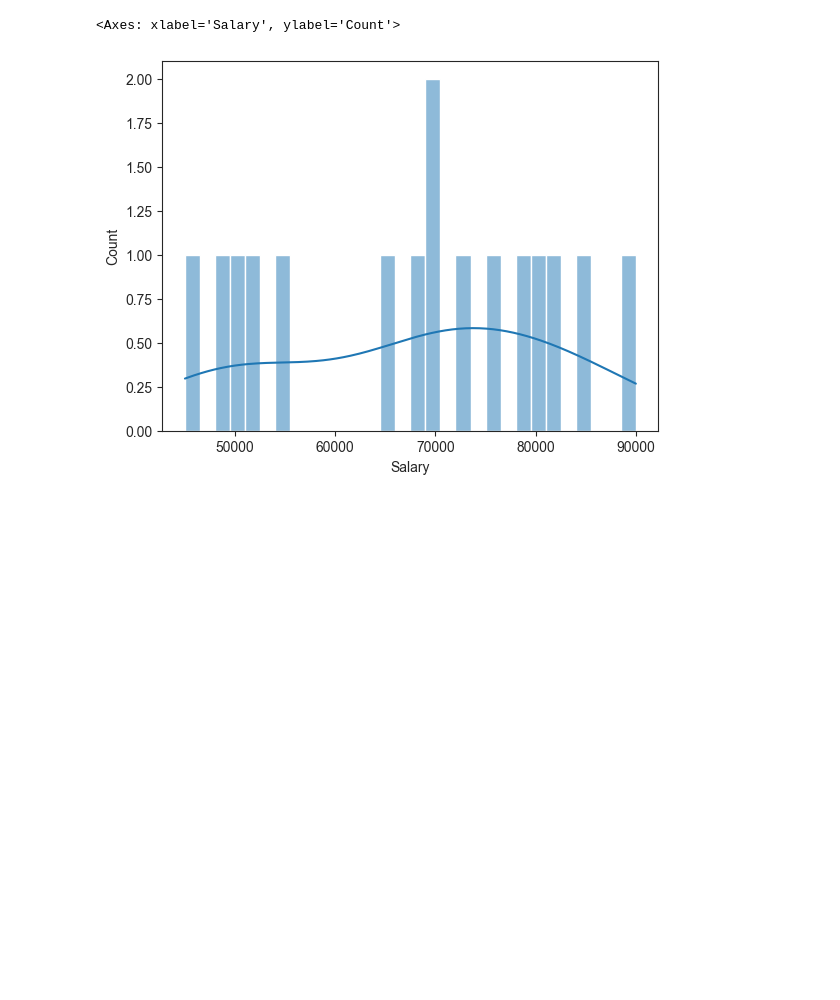
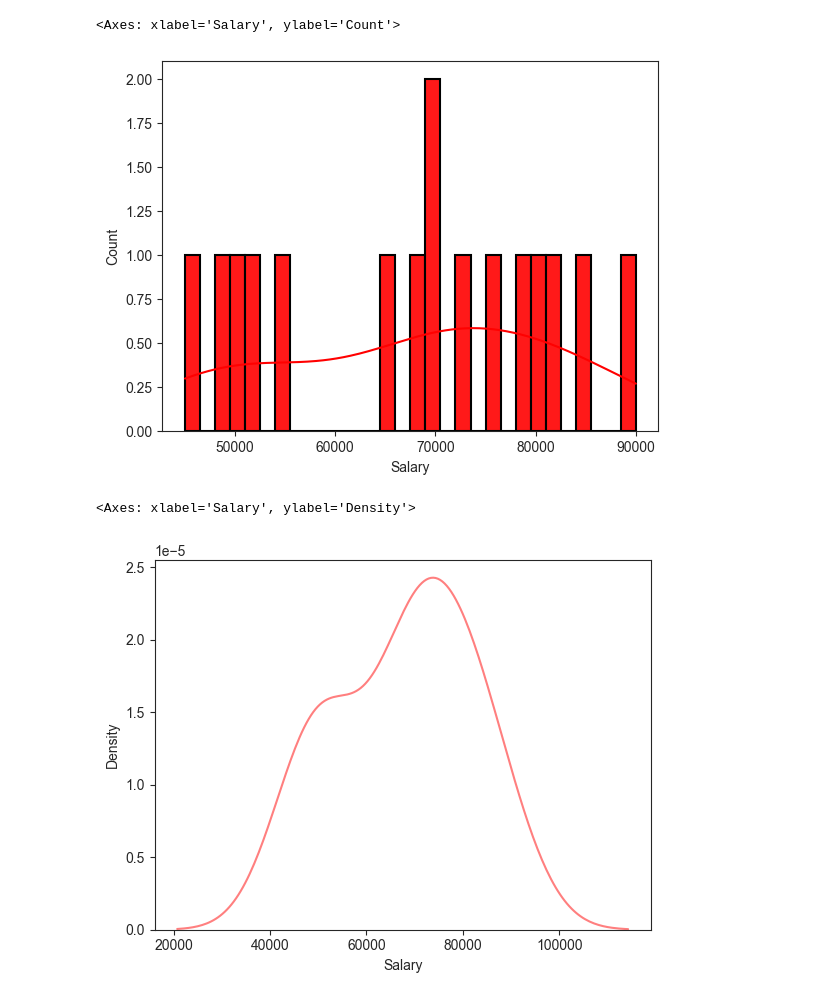
Before and after one commit to shahbazmuzammil/GenAI, a Jupyter notebook: Saeborn/Distribution.ipynb, the cells around one changed output. Drawn from its saved outputs; the diff is of its cells as text; code cells hidden in the pictures; blank space fills up the shorter version.

```diff
--- a/Saeborn/Distribution.ipynb
+++ b/Saeborn/Distribution.ipynb
@@ -14,6 +19,11 @@ sns.rugplot(data=df,x='Salary',height=0.5)
 # %%
 sns.set_style('ticks')
-sns.histplot(data=df,x='Salary',bins=30,kde=True)
+sns.histplot(data=df,x='Salary',bins=30,color='red',edgecolor='black',linewidth=1.5,alpha=0.9,kde=True)
 # %% [output]
 <Axes: xlabel='Salary', ylabel='Count'>
-[figure, old version]
+[figure, new version]
+# %%
+sns.kdeplot(data=df,x='Salary',color='red',alpha=0.5)
+# %% [output]
+<Axes: xlabel='Salary', ylabel='Density'>
+[figure, added]
```
Also changed, not shown: parts of 5 cells of this notebook, 29 other files.
